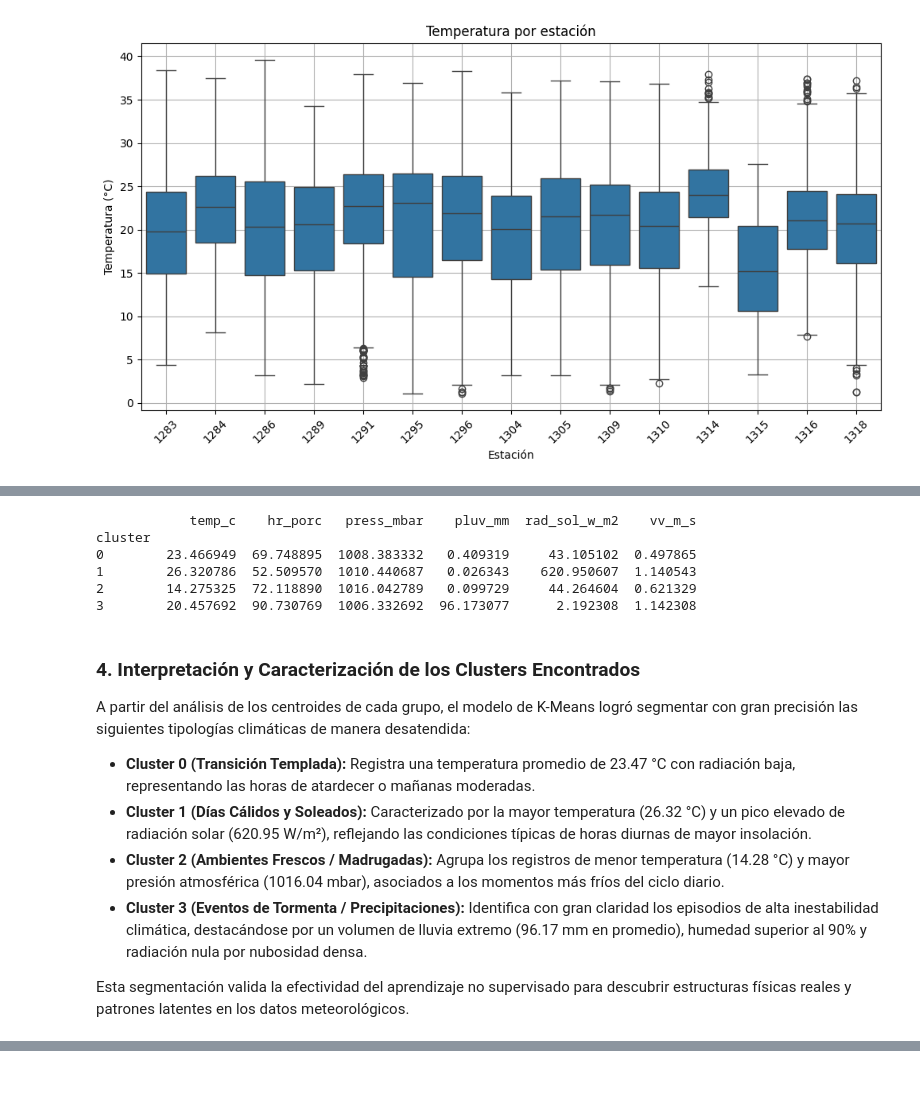
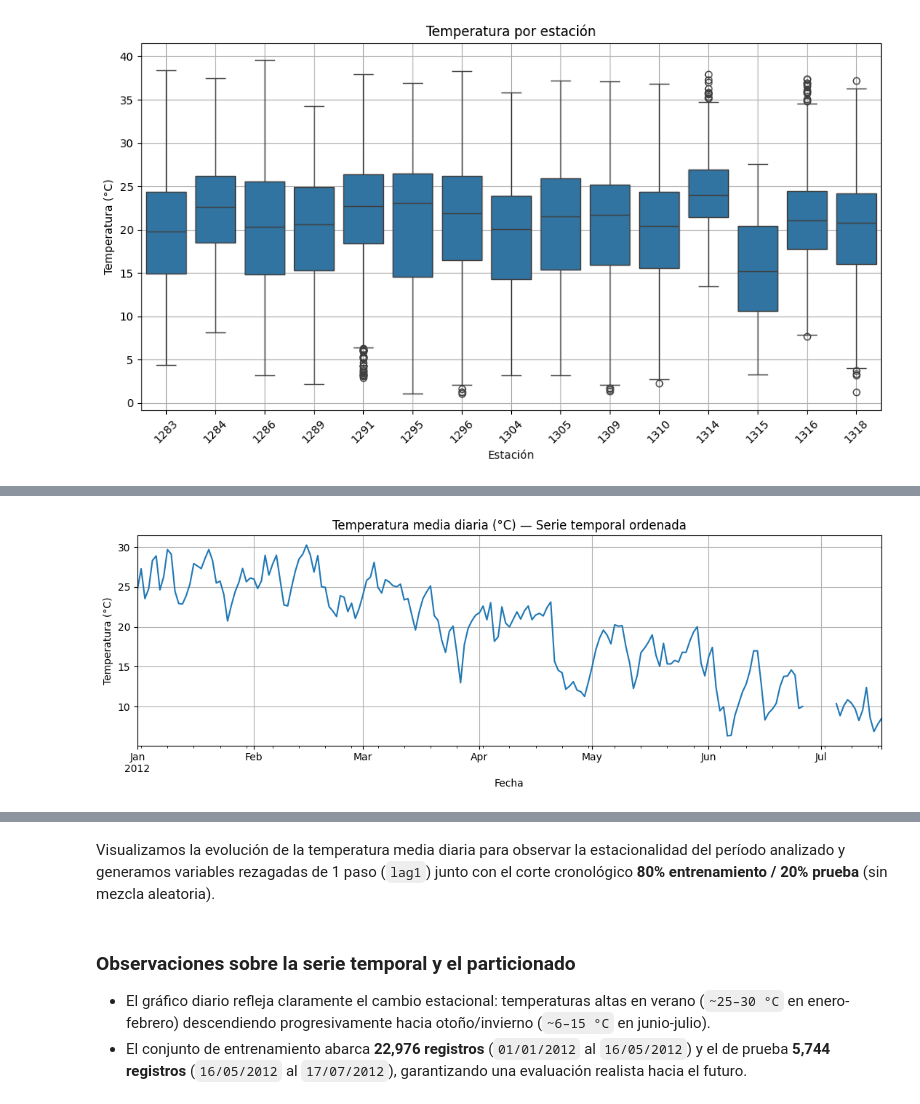
Before and after one commit to gabiOllier/Grupo9DataScienceYPF, a Jupyter notebook: 4ta-pre-entrega/proyectoFinal_Grupo9.ipynb, the cells around one changed output, grey strips where cells are left out. Cells and saved outputs as stored; diff of their text form; code cells hidden in the pictures.

```diff
--- a/4ta-pre-entrega/proyectoFinal_Grupo9.ipynb
+++ b/4ta-pre-entrega/proyectoFinal_Grupo9.ipynb
@@ -343,10 +366,0 @@ Como las estaciones son códigos numéricos discretos que representan categoría
-# %%
-df_limpio['estacion'] = df_limpio['estacion'].astype(str)
-
-df_model = pd.get_dummies(df_limpio, columns=['estacion'], drop_first=True)
-
-# Actualizamos las variables predictoras (X) incorporando las nuevas columnas de estaciones
-variables_predictoras = [col for col in df_model.columns if col not in ['fecha', 'hora', 'temp_c']]
-X = df_model[variables_predictoras]
-y = df_model['temp_c']
-y_clasificacion = df_model['temp_c']
@@ -417,2 +366,0 @@ Se crea columna binaria para clasificar.
-# %%
-df_limpio['temp_clase'] = (df_limpio['temp_c'] > mediana_temp).astype(int)
@@ -795,21 +367,35 @@ X_cluster['cluster'] = clusters
-# %%
-# Calcular el promedio de las variables originales por cada cluster
-perfil_clusters = X_cluster.groupby('cluster').mean()
-print(perfil_clusters)
-# %% [output]
-            temp_c    hr_porc   press_mbar    pluv_mm  rad_sol_w_m2    vv_m_s
-cluster
-0        23.466949  69.748895  1008.383332   0.409319     43.105102  0.497865
-1        26.320786  52.509570  1010.440687   0.026343    620.950607  1.140543
-2        14.275325  72.118890  1016.042789   0.099729     44.264604  0.621329
-3        20.457692  90.730769  1006.332692  96.173077      2.192308  1.142308
-# %% [markdown]
-### 4. Interpretación y Caracterización de los Clusters Encontrados
-A partir del análisis de los centroides de cada grupo, el modelo de K-Means logró segmentar con gran precisión las siguientes tipologías climáticas de manera desatendida:
-
-* **Cluster 0 (Transición Templada):** Registra una temperatura promedio de 23.47 °C con radiación baja, representando las horas de atardecer o mañanas moderadas.
-* **Cluster 1 (Días Cálidos y Soleados):** Caracterizado por la mayor temperatura (26.32 °C) y un pico elevado de radiación solar (620.95 W/m²), reflejando las condiciones típicas de horas diurnas de mayor insolación.
-* **Cluster 2 (Ambientes Frescos / Madrugadas):** Agrupa los registros de menor temperatura (14.28 °C) y mayor presión atmosférica (1016.04 mbar), asociados a los momentos más fríos del ciclo diario.
-* **Cluster 3 (Eventos de Tormenta / Precipitaciones):** Identifica con gran claridad los episodios de alta inestabilidad climática, destacándose por un volumen de lluvia extremo (96.17 mm en promedio), humedad superior al 90% y radiación nula por nubosidad densa.
-
-Esta segmentación valida la efectividad del aprendizaje no supervisado para descubrir estructuras físicas reales y patrones latentes en los datos meteorológicos.
+# %%
+# Gráfico exploratorio directo con Pandas: temperatura media diaria
+df_diario = df_limpio.set_index('timestamp')[['temp_c', 'hr_porc']].resample('D').mean()
+ax = df_diario['temp_c'].plot(
+    figsize=(11, 4),
+    title='Temperatura media diaria (°C) — Serie temporal ordenada',
+    xlabel='Fecha',
+    ylabel='Temperatura (°C)',
+    grid=True
+)
+plt.tight_layout()
+plt.show()
+
+# Creación de rezagos simples (información disponible hasta el instante anterior)
+df_model = df_limpio.copy()
+for col in ['temp_c', 'hr_porc', 'press_mbar', 'vv_m_s', 'rad_sol_w_m2', 'pluv_mm']:
+    df_model[f'{col}_lag1'] = df_model[col].shift(1)
+
+df_model = df_model.dropna().reset_index(drop=True)
+
+features = [
+    'estacion', 'vv_m_s', 'dv', 'hr_porc', 'press_mbar',
+    'pluv_mm', 'rad_sol_w_m2', 'uv_uvindex', 'mes', 'hora_del_dia',
+    'temp_c_lag1', 'hr_porc_lag1', 'press_mbar_lag1', 'rad_sol_w_m2_lag1'
+]
+
+# División cronológica 80% Train / 20% Test
+split_idx = int(len(df_model) * 0.8)
+train_df = df_model.iloc[:split_idx].copy()
+test_df = df_model.iloc[split_idx:].copy()
+
+print("Train filas:", len(train_df), "| Rango:", train_df['timestamp'].min(), "->", train_df['timestamp'].max())
+print("Test  filas:", len(test_df),  "| Rango:", test_df['timestamp'].min(),  "->", test_df['timestamp'].max())
+# %% [output]
+[figure, added]
@@ -815,0 +404,6 @@ Esta segmentación valida la efectividad del aprendizaje no supervisado para des
+# %% [markdown]
+Visualizamos la evolución de la temperatura media diaria para observar la estacionalidad del período analizado y generamos variables rezagadas de 1 paso (`lag1`) junto con el corte cronológico **80% entrenamiento / 20% prueba** (sin mezcla aleatoria).
+# %% [markdown]
+### Observaciones sobre la serie temporal y el particionado
+* El gráfico diario refleja claramente el cambio estacional: temperaturas altas en verano (`~25–30 °C` en enero-febrero) descendiendo progresivamente hacia otoño/invierno (`~6–15 °C` en junio-julio).
+* El conjunto de entrenamiento abarca **22,976 registros** (`01/01/2012` al `16/05/2012`) y el de prueba **5,744 registros** (`16/05/2012` al `17/07/2012`), garantizando una evaluación realista hacia el futuro.
```
Also changed, not shown: parts of 78 cells of this notebook.
